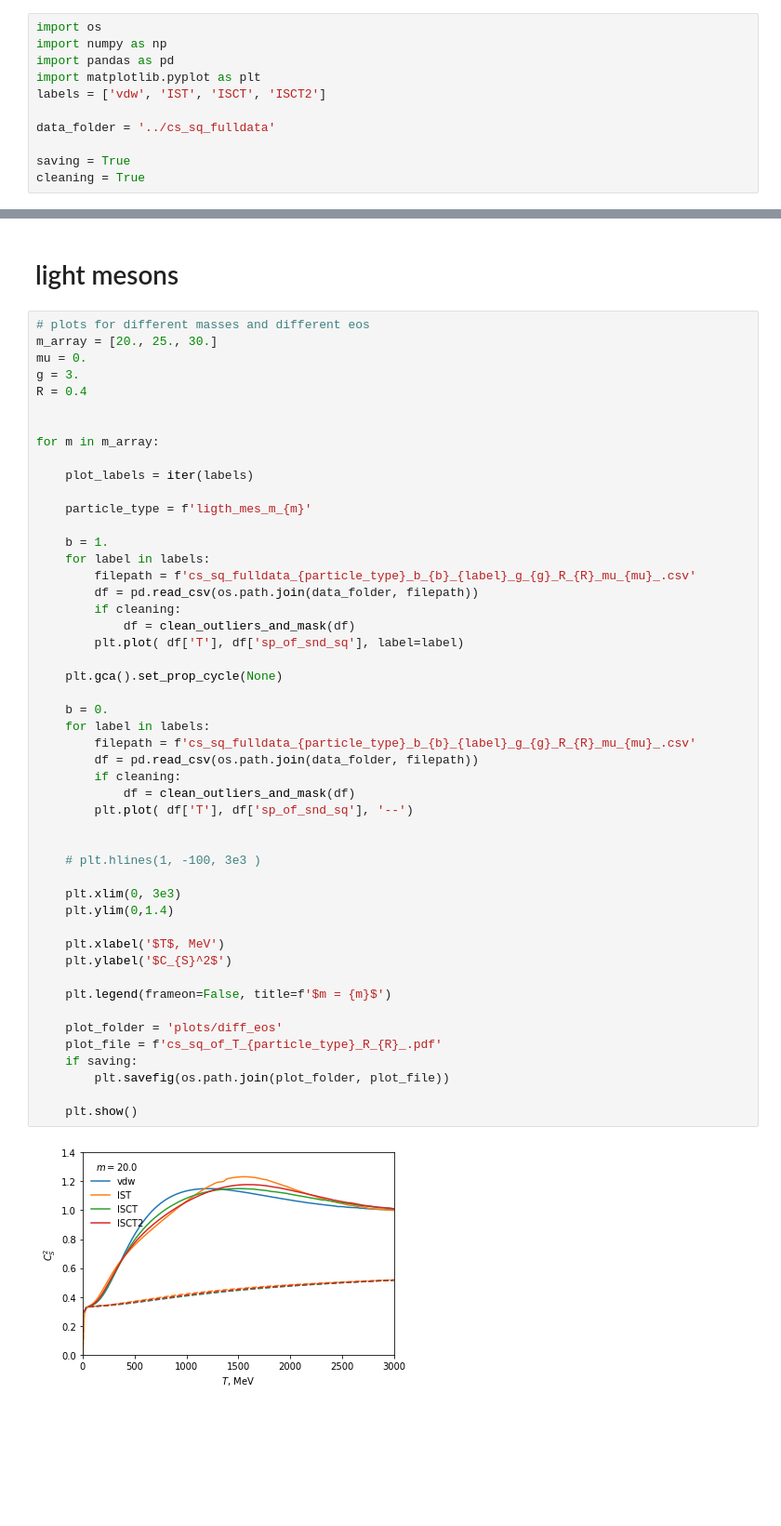
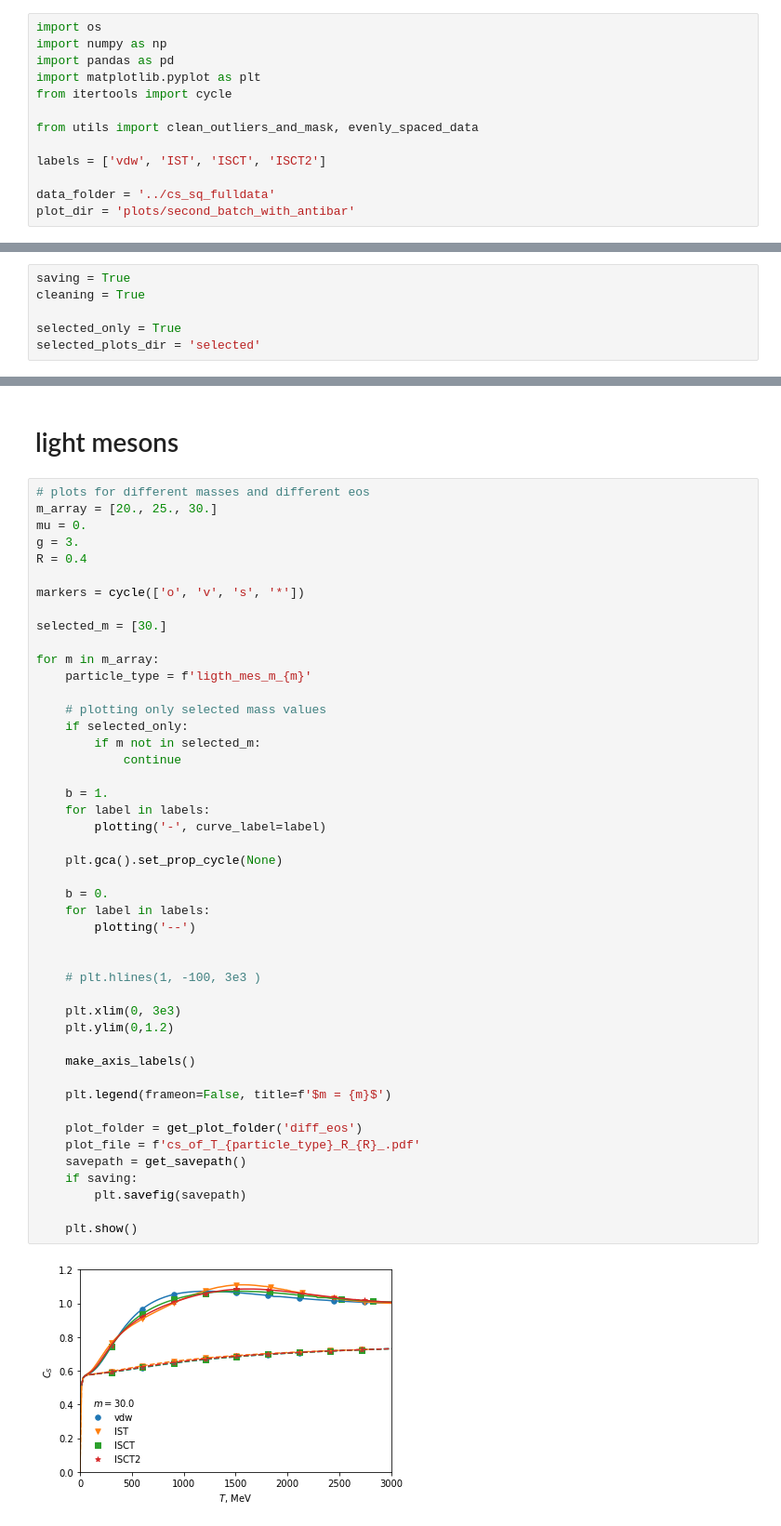
Before and after one commit to NazyS/relativistic-ISCT-EoS, a Jupyter notebook: visualization/notebook.ipynb, the cells around one changed output, grey strips where cells are left out. Shown at 93% size. Cells and saved outputs as stored; diff of their text form; blank space fills up the shorter version.

```diff
--- a/visualization/notebook.ipynb
+++ b/visualization/notebook.ipynb
@@ -5,9 +5,11 @@ import os
 import numpy as np
 import pandas as pd
 import matplotlib.pyplot as plt
+from itertools import cycle
+
+from utils import clean_outliers_and_mask, evenly_spaced_data
+
 labels = ['vdw', 'IST', 'ISCT', 'ISCT2']
 
 data_folder = '../cs_sq_fulldata'
-
-saving = True
-cleaning = True
+plot_dir = 'plots/second_batch_with_antibar'
@@ -31,3 +41,9 @@ def clean_outliers_and_mask(df, threshold=5e-4, repeats=4, window=3):
+# %%
+saving = True
+cleaning = True
+
+selected_only = True
+selected_plots_dir = 'selected'
 # %% [markdown]
 # baryons
 # %%
@@ -286,50 +286,47 @@ for g in g_array:
 # plots for different masses and different eos
 m_array = [20., 25., 30.]
 mu = 0.
 g = 3.
 R = 0.4
 
+markers = cycle(['o', 'v', 's', '*'])
+
+selected_m = [30.]
 
 for m in m_array:
+    particle_type = f'ligth_mes_m_{m}'
 
-    plot_labels = iter(labels)
-
-    particle_type = f'ligth_mes_m_{m}'
+    # plotting only selected mass values
+    if selected_only:
+        if m not in selected_m:
+            continue
 
     b = 1.
     for label in labels:
-        filepath = f'cs_sq_fulldata_{particle_type}_b_{b}_{label}_g_{g}_R_{R}_mu_{mu}_.csv'
-        df = pd.read_csv(os.path.join(data_folder, filepath))
-        if cleaning:
-            df = clean_outliers_and_mask(df)
-        plt.plot( df['T'], df['sp_of_snd_sq'], label=label)
+        plotting('-', curve_label=label)
 
     plt.gca().set_prop_cycle(None)
 
     b = 0.
     for label in labels:
-        filepath = f'cs_sq_fulldata_{particle_type}_b_{b}_{label}_g_{g}_R_{R}_mu_{mu}_.csv'
-        df = pd.read_csv(os.path.join(data_folder, filepath))
-        if cleaning:
-            df = clean_outliers_and_mask(df)
-        plt.plot( df['T'], df['sp_of_snd_sq'], '--')
+        plotting('--')
 
 
     # plt.hlines(1, -100, 3e3 )
 
     plt.xlim(0, 3e3)
-    plt.ylim(0,1.4)
+    plt.ylim(0,1.2)
 
-    plt.xlabel('$T$, MeV')
-    plt.ylabel('$C_{S}^2$')
+    make_axis_labels()
 
     plt.legend(frameon=False, title=f'$m = {m}$')
 
-    plot_folder = 'plots/diff_eos'
-    plot_file = f'cs_sq_of_T_{particle_type}_R_{R}_.pdf'
+    plot_folder = get_plot_folder('diff_eos')
+    plot_file = f'cs_of_T_{particle_type}_R_{R}_.pdf'
+    savepath = get_savepath()
     if saving:
-        plt.savefig(os.path.join(plot_folder, plot_file))
+        plt.savefig(savepath)
 
     plt.show()
 # %% [output]
-[figure, old version]
+[figure, new version]
```
Also changed, not shown: parts of 8 cells of this notebook, 1 other file.
